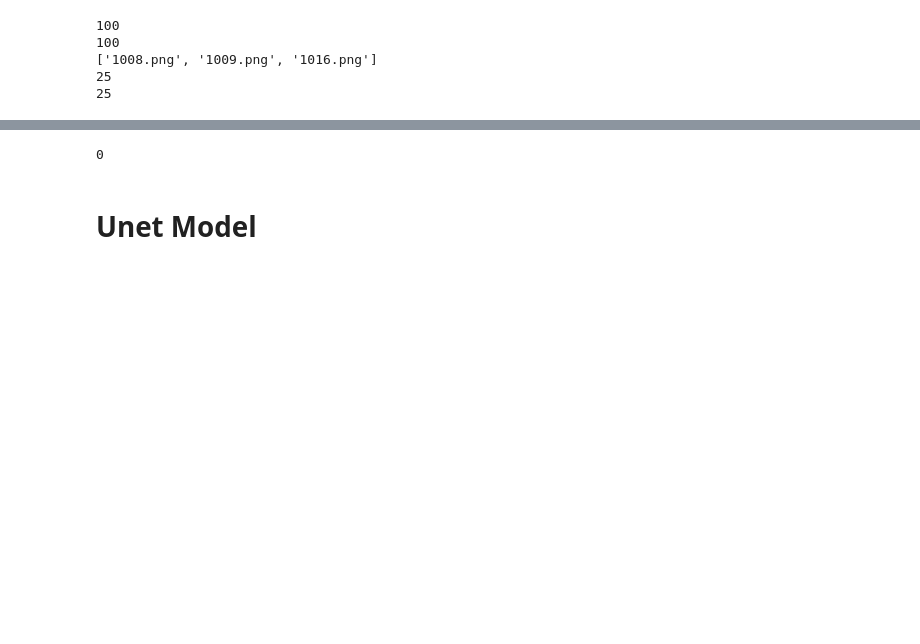
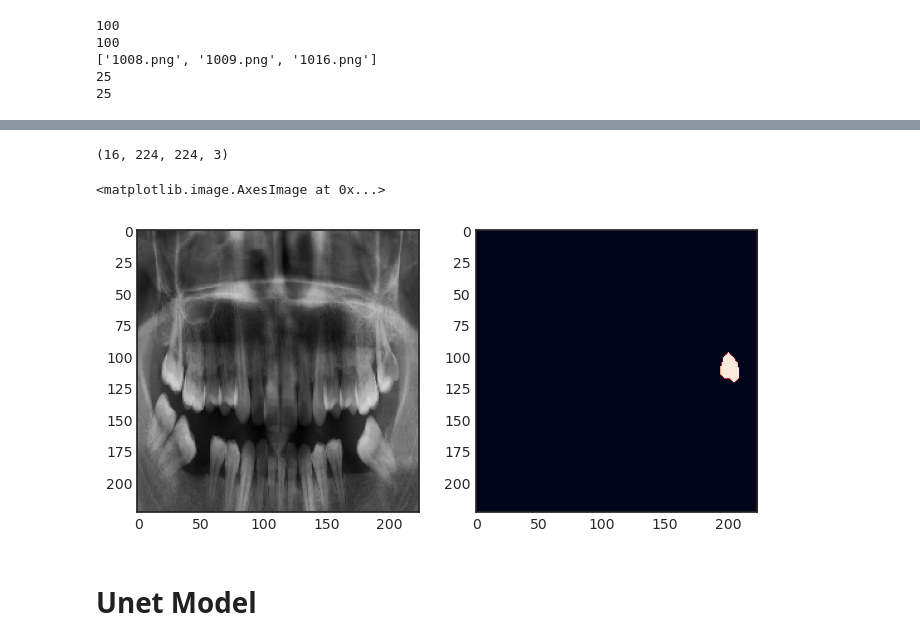
Before and after one commit to Marcellofabrizio/MV2-Project, a Jupyter notebook: unetv1.ipynb, the cells around one changed output, grey strips where cells are left out. Drawn from its saved outputs; the diff is of its cells as text; code cells hidden in the pictures; blank space fills up the shorter version.

```diff
--- a/unetv1.ipynb
+++ b/unetv1.ipynb
@@ -192,9 +184,23 @@ plt.imshow(np.reshape(y[t],(224,224)))
 # %%
-val_generator = DataGenerator(val_imgs,val_img_dir,val_masks,val_mask_dir,batch_size=36, dim=(224,224,3) ,shuffle=True)
+val_generator = DataGenerator(val_imgs,val_img_dir,val_masks,val_mask_dir,batch_size=batch_size, dim=(224,224,3) ,shuffle=True)
 val_steps = val_generator.__len__()
+val_images = val_generator.images
 val_steps
+
+X,y = val_generator.__getitem__(0)
+t = 8
+
+print(X.shape)
+
+plt.figure(figsize=(8,8))
+plt.subplot(121)
+plt.imshow(X[t])
+plt.subplot(122)
+plt.imshow(np.reshape(y[t],(224,224)))
 # %% [output]
-0
+(16, 224, 224, 3)
+<matplotlib.image.AxesImage at 0x...>
+[figure, added]
 # %% [markdown]
 # Unet Model
 # %%
```
Also changed, not shown: parts of 17 cells of this notebook.
